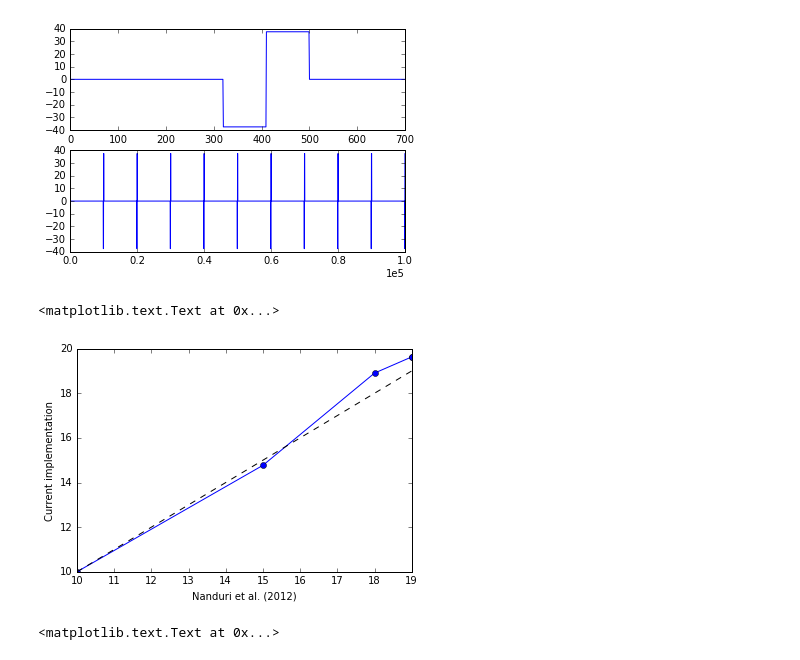
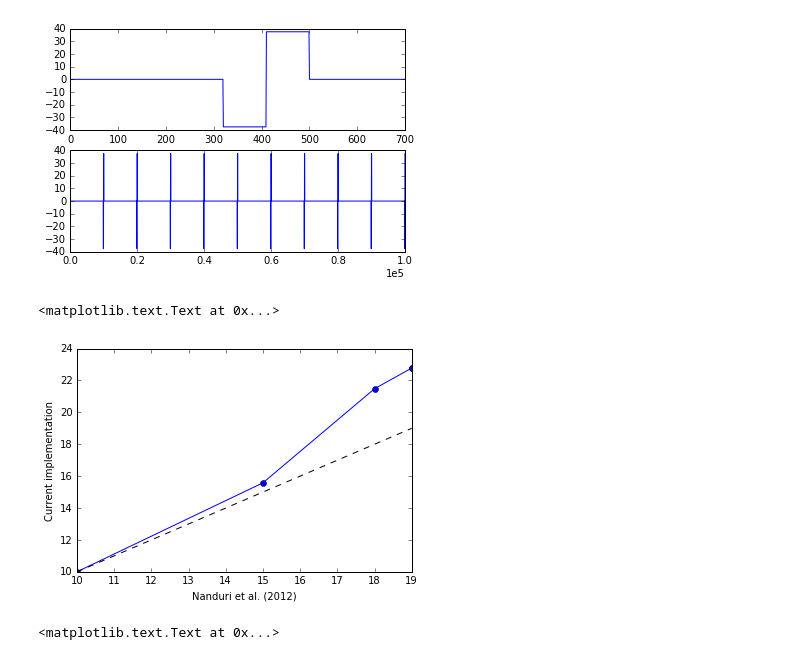
Before and after one commit to mbeyeler/pulse2percept, a Jupyter notebook: examples/notebooks/1.0-mb-exp-nanduri2012.ipynb, the cells around one changed output. Saved outputs shown, nothing was run; the diff lists cells and outputs as text; code cells hidden in the pictures.

```diff
--- a/examples/notebooks/1.0-mb-exp-nanduri2012.ipynb
+++ b/examples/notebooks/1.0-mb-exp-nanduri2012.ipynb
@@ -8,8 +8,10 @@ from pulse2percept import effectivecurrent2brightness as ec2b
 import matplotlib.pyplot as plt
 %matplotlib inline
 # %%
+tsample = 5e-5
+
 # TemporalModel from the Nanduri paper
-tm = ec2b.TemporalModel(model='Nanduri')
+tm = ec2b.TemporalModel(model='Nanduri', tsample=tsample)
 
 # input amplitude values and expected output
 exp_thresh = 30
@@ -26,7 +28,7 @@ def get_pulse_train(freq, ampl, pulse_dur=0.45/1000, dur=0.5, tsample=5e-6):
                                   pulse_dur=pulse_dur, interphase_dur=0,
                                   delay=0.,
                                   tsample=tsample, current_amplitude=ampl,
-                                  pulsetype='anodicfirst')
+                                  pulsetype='cathodicfirst')
 # %%
 pulse_train = get_pulse_train(20, all_amps[0])
 plt.subplot(211)
@@ -39,23 +41,21 @@ plt.plot(pulse_train.data)
 [figure]
 # %%
 # Run the model on these values and compare model output vs. Nanduri data.
-# Amplitude is way off...
 B = []
 for ampl in all_amps:
-    R4 = tm.model_cascade(get_pulse_train(20, ampl), dojit=True)
+    R4 = tm.model_cascade(get_pulse_train(all_freqs[1], ampl, tsample=tsample), dojit=True)
     B.append(R4.data.max())
 B = np.array(B)
 
-# Perhaps values are just off by some scaling factor.
-# Therefore, normalize so first value is B=10...
-scale = B[0] / out_amps[0]
+# Adjust brightness values by a scaling factor, first element should have B=10
+scale_amp = B[0] / out_amps[0]
 
-plt.plot(out_amps, B / scale, 'o-')
+plt.plot(out_amps, B / scale_amp, 'o-')
 plt.plot([out_amps[0], out_amps[-1]], [out_amps[0], out_amps[-1]], '--k')
 plt.xlabel('Nanduri et al. (2012)')
 plt.ylabel('Current implementation')
 # %% [output]
 <matplotlib.text.Text at 0x...>
-[figure, old version]
+[figure, new version]
 # %%
 # Run the model on these values and compare model output vs. Nanduri data.
```
Also changed, not shown: parts of 14 cells of this notebook, 4 other files.
